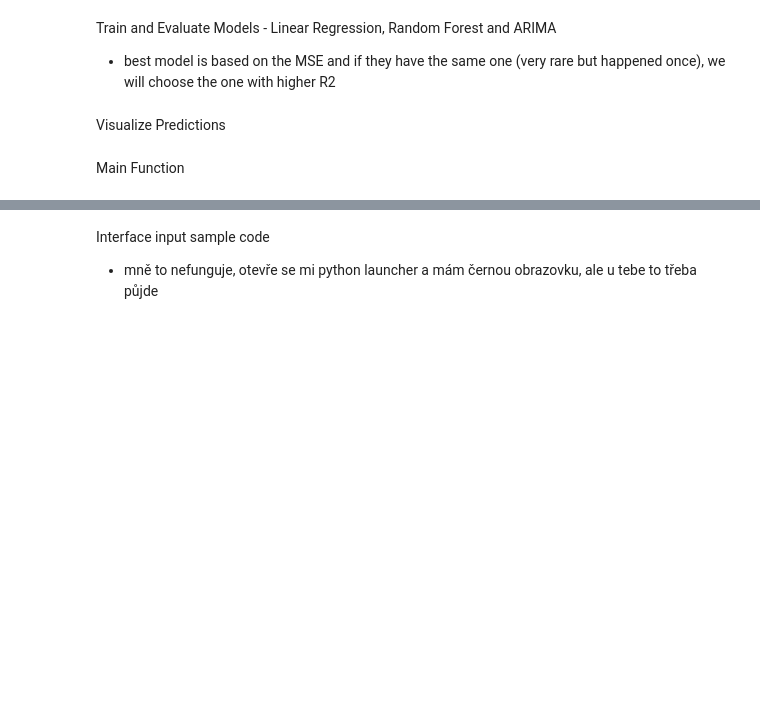
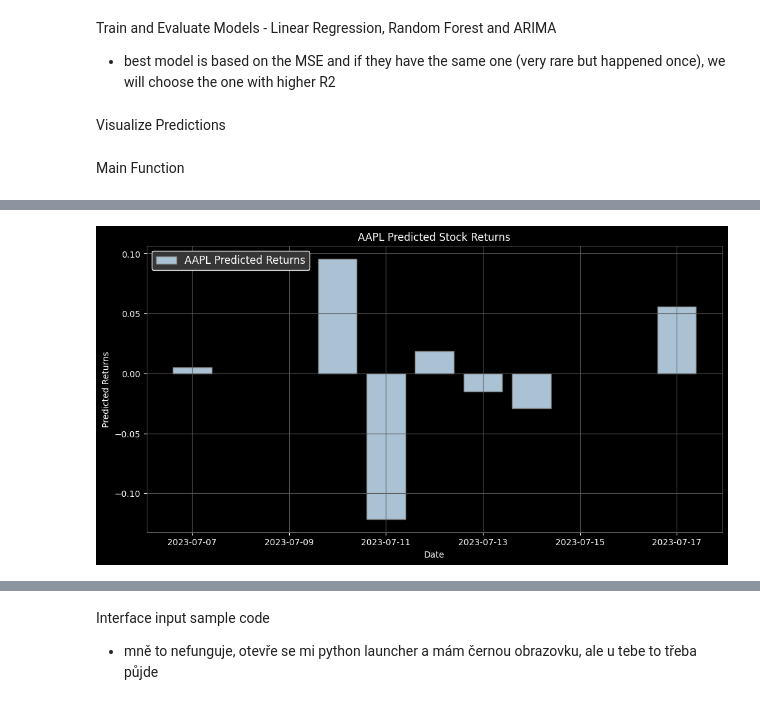
Before and after one commit to Sikys11235/ProjectDPiP, a Jupyter notebook: run_main.ipynb, the cells around one changed output, grey strips where cells are left out. Drawn from its saved outputs; the diff is of its cells as text; code cells hidden in the pictures; blank space fills up the shorter version.

Commit message:
fixed date, updated req.txt

```diff
--- a/run_main.ipynb
+++ b/run_main.ipynb
@@ -75,22 +85,26 @@ Calculate Daily Returns and Simple Moving Average (SMA) and Exponential Moving A
 def calculate_daily_returns(stock_data):
     stock_data['Daily_Return'] = stock_data['Adj Close'].pct_change()
     stock_data = stock_data.dropna()  # Remove rows with NaN values
-    return stock_data.dropna()
+    return stock_data
 
 # Function to calculate Simple Moving Average (SMA) and Exponential Moving Average (EMA)
 def calculate_sma_ema(stock_data, window):
-    stock_data['SMA'] = stock_data['Close'].rolling(window=window).mean()
-    stock_data['EMA'] = stock_data['Close'].ewm(span=window, adjust=False).mean()
+    stock_data = stock_data.copy()  # Create a copy of the DataFrame to work on
+    stock_data.loc[:, 'SMA'] = stock_data['Close'].rolling(window=window).mean()
+    stock_data.loc[:, 'EMA'] = stock_data['Close'].ewm(span=window, adjust=False).mean()
     return stock_data.dropna()
 # %% [markdown]
 Prepare Features and Target
 # %%
+# Function to prepare the data
 def prepare_data(stock_data, num_days):
     X = []
     y = []
+
     for i in range(len(stock_data) - num_days):
-        X.append(stock_data[['Daily_Return', 'SMA', 'EMA']].iloc[i:i+num_days])
+        X.append(stock_data[['Daily_Return', 'SMA', 'EMA']].iloc[i:i+num_days].values.flatten())
         y.append(stock_data['Daily_Return'].iloc[i+num_days])
+
     return np.array(X), np.array(y)
 # %% [markdown]
 Train and Evaluate Models - Linear Regression, Random Forest and ARIMA
@@ -263,0 +265,79 @@ ValueError: Found array with dim 3. LinearRegression expected <= 2.
+# %%
+if __name__ == "__main__":
+    stock_symbols = []
+    for i in range(3):
+        stock_symbol = input(f"Enter stock symbol {i+1} (or press Enter to stop): ")
+        if not stock_symbol:
+            break
+        stock_symbols.append(stock_symbol)
+
+    if not stock_symbols:
+        print("No stock symbols provided. Exiting.")
+        exit()
+
+
+    num_days = input("Enter the number of days to forecast (1-60): ")
+    end_date = input("Enter the start date (YYYY-MM-DD): ")
+
+    try:
+        num_days = int(num_days)
+        if not (1 <= num_days <= 60):
+            print("Invalid number of days. Please enter a value between 1 and 60.")
+            exit()
+    except ValueError:
+        print("Invalid number of days. Please enter a valid number.")
+        exit()
+
+    start_date = "2010-01-01"
+
+    predicted_returns_dict = {}
+
+    for stock_symbol in stock_symbols:
+        stock_data = fetch_stock_data(stock_symbol, start_date, end_date)
+
+        if len(stock_data) <= num_days:
+            print(f"Not enough data for stock symbol {stock_symbol}. Skipping.")
+            continue
+
+        daily_returns_data = calculate_daily_returns(stock_data)
+
+        window = 20
+        stock_data = calculate_sma_ema(daily_returns_data, window)
+
+        X, y = prepare_data(stock_data, num_days)
+
+        X_train, X_test, y_train, y_test = train_test_split(X, y, test_size=0.2, shuffle=False)
+
+        best_model = train_and_evaluate_models(X_train, y_train, X_test, y_test)
+
+        last_week_data = X_test[-1].reshape(1, -1)
+
+        predicted_returns = []
+
+        for i in range(num_days):
+            prediction = best_model.predict(last_week_data)
+            predicted_returns.append(prediction[0])
+            new_data_point = np.array([prediction[0], stock_data['SMA'].iloc[-num_days+i+1], stock_data['EMA'].iloc[-num_days+i+1]])
+            last_week_data = np.roll(last_week_data, -3)
+            last_week_data[0, -3:] = new_data_point
+
+        last_date_in_data = stock_data.index[-1]
+        prediction_dates = pd.date_range(start=last_date_in_data, periods=num_days+1, freq='B')[1:]  # Skip the first date to start from the next business day
+
+        predicted_returns_dict[stock_symbol] = predicted_returns
+
+        visualize_predictions(predicted_returns, prediction_dates, stock_symbol)
+
+    plt.figure(figsize=(12, 6))
+
+    for stock_symbol, predicted_returns in predicted_returns_dict.items():
+        plt.plot(prediction_dates, predicted_returns, label=f'{stock_symbol} Predicted Returns', marker='o')
+
+    plt.title('Predicted Stock Returns')
+    plt.xlabel('Date')
+    plt.ylabel('Predicted Returns')
+    plt.legend()
+    plt.grid(True)
+    plt.tight_layout()
+    plt.show()
+# %% [output]
@@ -263,0 +347 @@ ValueError: Found array with dim 3. LinearRegression expected <= 2.
+[figure, added]
```
Also changed, not shown: parts of 24 cells of this notebook, 2 other files.
